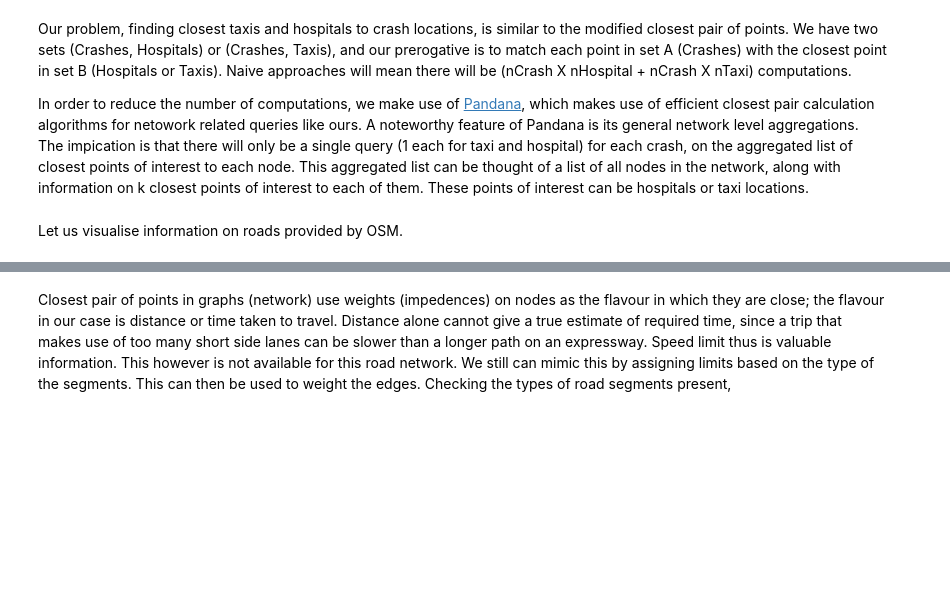
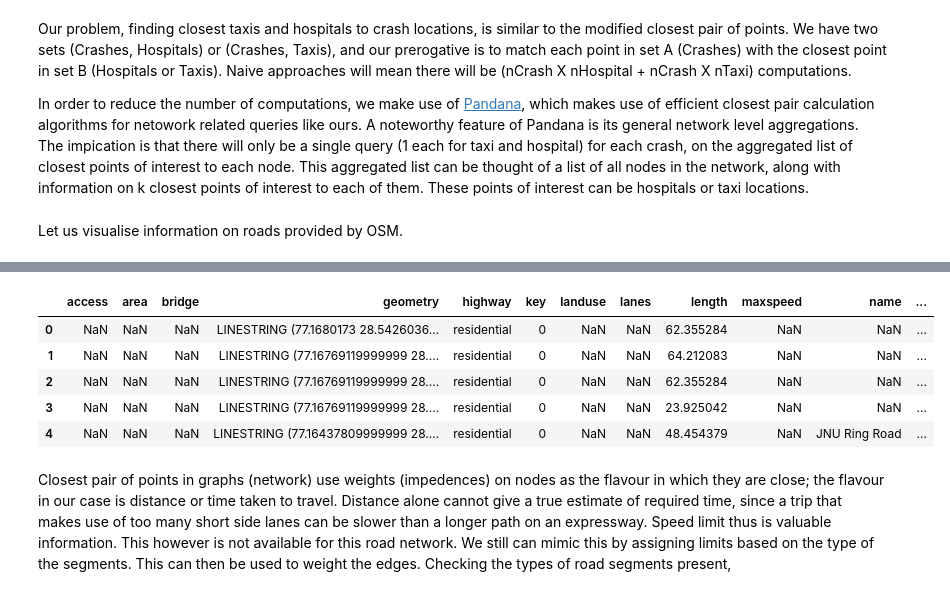
Before and after one commit to TavoloPerUno/delhi_ambulance_study, a Jupyter notebook: notebooks/Implementation strategy.ipynb, the cells around one changed output, grey strips where cells are left out. Cells and saved outputs as stored; diff of their text form; code cells hidden in the pictures; blank space fills up the shorter version.

```diff
--- a/notebooks/Implementation strategy.ipynb
+++ b/notebooks/Implementation strategy.ipynb
@@ -306,3 +267,12 @@ gdf_edges
+# %%
+gdf_edges.head(n=5)
+# %% [output]
+|  | access | area | bridge | geometry | highway | key | landuse | lanes | length | maxspeed | name | ... |
+| 0 | NaN | NaN | NaN | LINESTRING (77.1680173 28.5426036... | residential | 0 | NaN | NaN | 62.355284 | NaN | NaN | ... |
+| 1 | NaN | NaN | NaN | LINESTRING (77.16769119999999 28.... | residential | 0 | NaN | NaN | 64.212083 | NaN | NaN | ... |
+| 2 | NaN | NaN | NaN | LINESTRING (77.16769119999999 28.... | residential | 0 | NaN | NaN | 62.355284 | NaN | NaN | ... |
+| 3 | NaN | NaN | NaN | LINESTRING (77.16769119999999 28.... | residential | 0 | NaN | NaN | 23.925042 | NaN | NaN | ... |
+| 4 | NaN | NaN | NaN | LINESTRING (77.16437809999999 28.... | residential | 0 | NaN | NaN | 48.454379 | NaN | JNU Ring Road | ... |
 # %% [markdown]
 Closest pair of points in graphs (network) use weights (impedences) on nodes as the flavour in which they are close; the flavour in our case is distance or time taken to travel. Distance alone cannot give a true estimate of required time, since a trip that makes use of too many short side lanes can be slower than a longer path on an expressway. Speed limit thus is valuable information. This however is not available for this road network. We still can mimic this by assigning limits based on the type of the segments. This can then be used to weight the edges. Checking the types of road segments present,
 # %%
```
Also changed, not shown: parts of 5 cells of this notebook, 2 other files.
